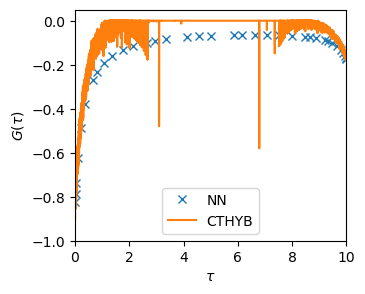
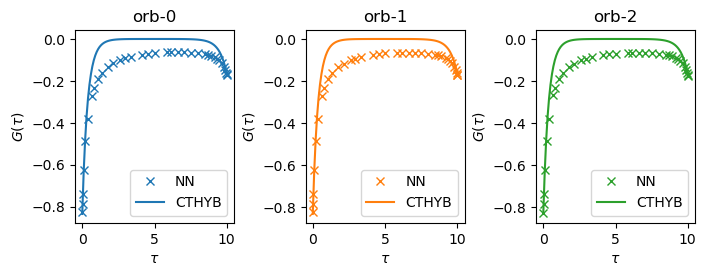
Code edit (unified diff) that turned the first committed figure into the second:
--- before
+++ after
@@ -1,11 +1,15 @@
-fig, ax = plt.subplots(1, 1, figsize=(3.5,3), dpi=100)
-# ax.plot(tauvals, G_tau_cthyb, label='CTSEG')
-ax.oplot(G_tau['up'][0,0].real, label='NN')
-ax.oplot(G_tau_cthyb['up'][0,0].real, label='CTHYB')
-# ax.oplot(G_iw_cthyb['up'][0,0].real, label='CTHYB')
-# ax.oplot(G_iw_imfreq['up'][0,0].real, label='NN')
-# ax.set_xlim(0,10)
-ax.set_xlim(0,10)
-ax.set_ylim(-1,0.05)
-ax.set_ylabel(r'$G(\tau)$')
-ax.legend(loc='lower center')
+colors = [cm.to_hex(plt.cm.tab10(i)) for i in range(n_orb)]
+lines = ['-', '--']
+
+fig, axs = plt.subplots(1, 3, figsize=(8,2.5), dpi=100)
+plt.subplots_adjust(wspace=0.45)
+for orb in range(3):
+    ax=axs[orb]
+    ax.set_title(f'orb-{orb}')
+
+    ax.oplot(G_tau['up'][orb,orb].real, color=colors[orb], linestyle=lines[0], label=f'NN') 
+    ax.plot(taus, vals[:,orb,orb], '--', color=colors[orb], linestyle=lines[0], label=f'CTHYB') 
+    
+    ax.set_xlabel(r"$\tau$") 
+    ax.set_ylabel(r"$G(\tau)$")
+    ax.legend(loc='lower right')

Commit: CTHYB files added, small updated in example notebook